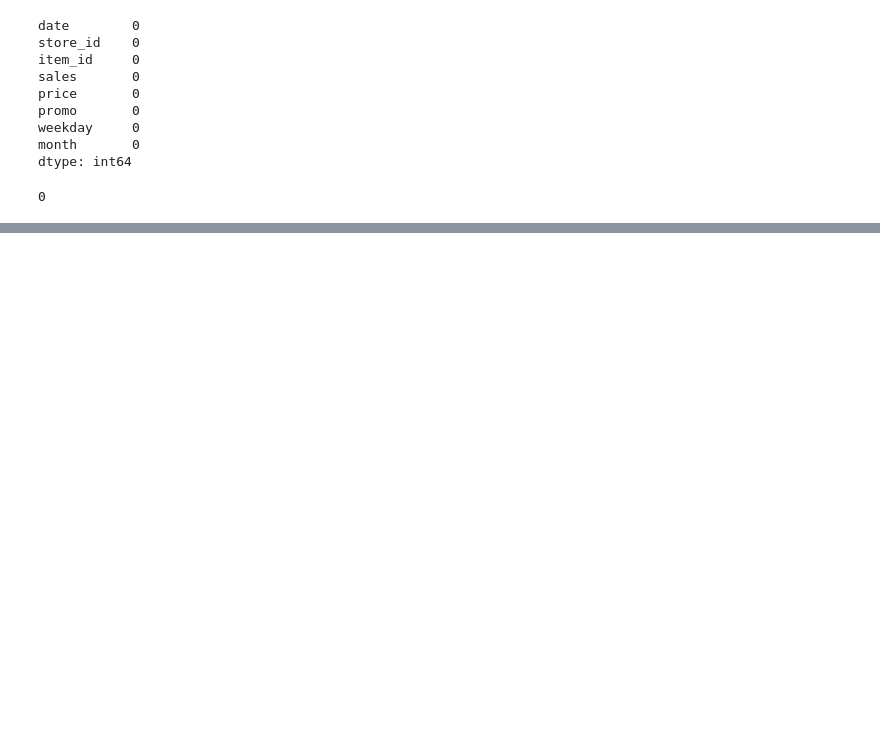
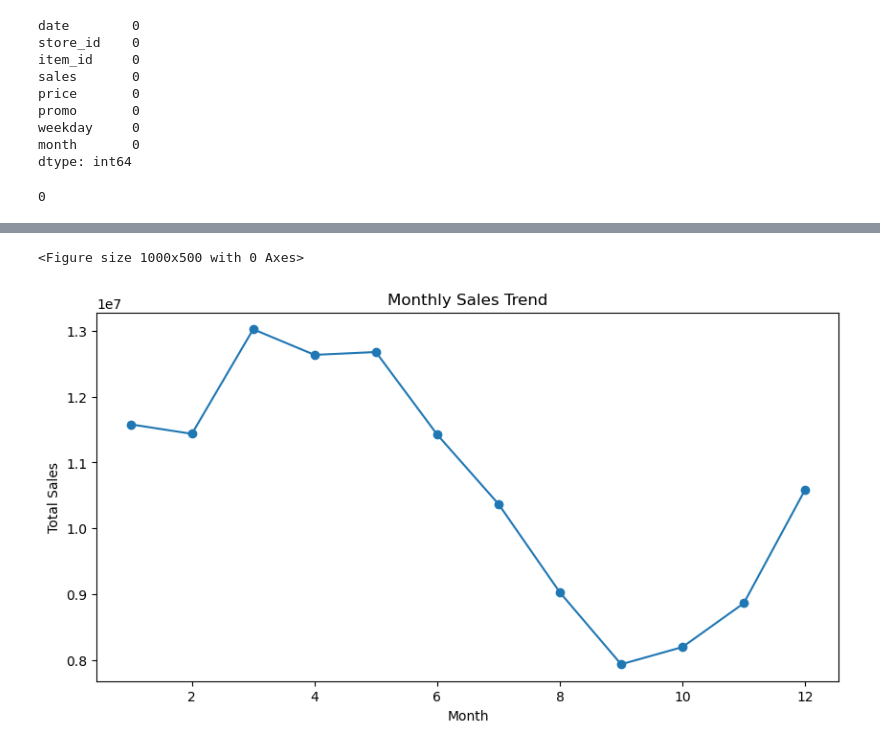
Before and after one commit to EAhadzi-byte/AI-Driven-Sales-Forecasting-and-Inventory-Optimisation-using-Machine-Learning, a Jupyter notebook: N1390585 AHADZI E.ipynb, the cells around one changed output, grey strips where cells are left out. Saved outputs shown, nothing was run; the diff lists cells and outputs as text; code cells hidden in the pictures; blank space fills up the shorter version.

```diff
--- a/N1390585 AHADZI E.ipynb
+++ b/N1390585 AHADZI E.ipynb
@@ -137,0 +285,27 @@ print(df.duplicated().sum())
+# %%
+# Analyse monthly sales trend
+
+plt.figure(figsize=(10,5))
+
+# Monthly trend
+
+monthly_sales = (
+    df_clean.groupby('month')['sales']
+    .sum()
+    .reset_index())
+
+plt.figure(figsize=(10,5))
+
+plt.plot(
+    monthly_sales['month'],
+    monthly_sales['sales'],
+    marker='o')
+
+plt.title("Monthly Sales Trend")
+plt.xlabel("Month")
+plt.ylabel("Total Sales")
+
+plt.show()
+# %% [output]
+<Figure size 1000x500 with 0 Axes>
+[figure, added]
```
Also changed, not shown: parts of 27 cells of this notebook.
